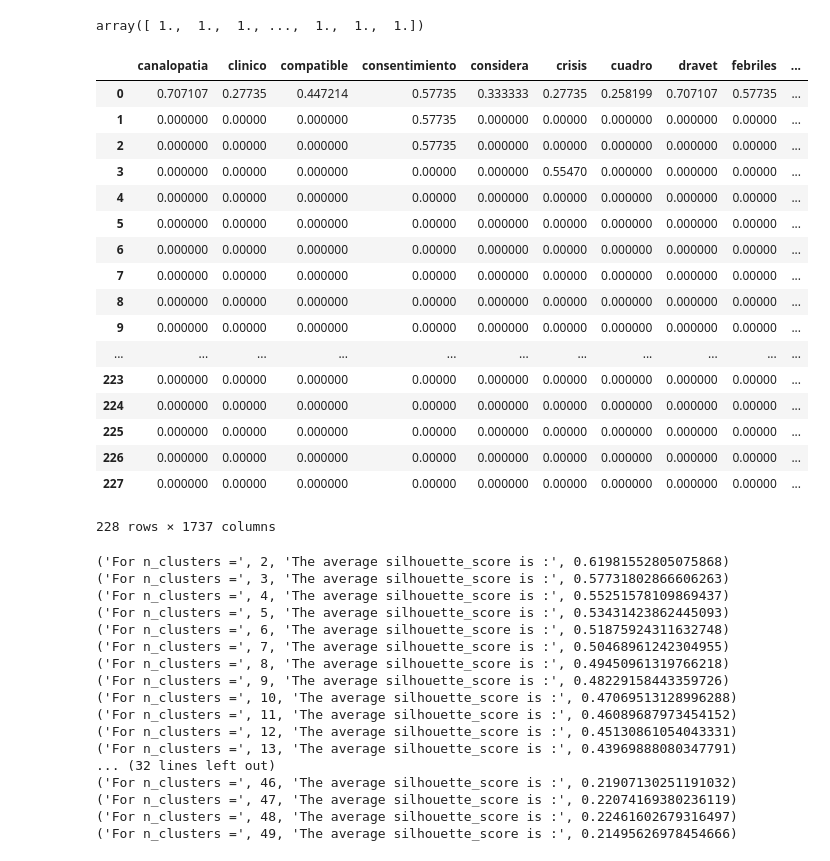
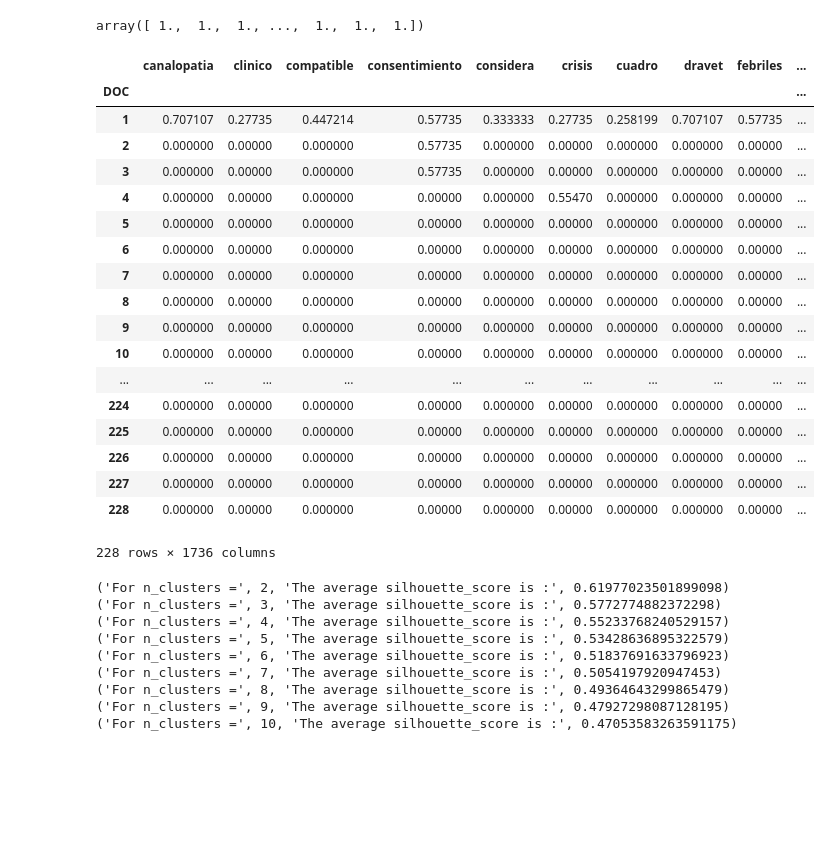
Before and after one commit to jevelezse/mineria_tesis, a Jupyter notebook: mineria_de texto.ipynb, the cells around one changed output. Saved outputs shown, nothing was run; the diff lists cells and outputs as text; code cells hidden in the pictures; blank space fills up the shorter version.

```diff
--- a/mineria_de texto.ipynb
+++ b/mineria_de texto.ipynb
@@ -223,52 +227,45 @@ labels = list(range(1, 229))
 # %%
 normalizado['DOC'] = labels
 # %%
-normalizado
+normalizado.set_index('DOC')
 # %% [output]
 |  | canalopatia | clinico | compatible | consentimiento | considera | crisis | cuadro | dravet | febriles | ... |
-| 0 | 0.707107 | 0.27735 | 0.447214 | 0.57735 | 0.333333 | 0.27735 | 0.258199 | 0.707107 | 0.57735 | ... |
-| 1 | 0.000000 | 0.00000 | 0.000000 | 0.57735 | 0.000000 | 0.00000 | 0.000000 | 0.000000 | 0.00000 | ... |
+| DOC |  |  |  |  |  |  |  |  |  | ... |
+| 1 | 0.707107 | 0.27735 | 0.447214 | 0.57735 | 0.333333 | 0.27735 | 0.258199 | 0.707107 | 0.57735 | ... |
 | 2 | 0.000000 | 0.00000 | 0.000000 | 0.57735 | 0.000000 | 0.00000 | 0.000000 | 0.000000 | 0.00000 | ... |
-| 3 | 0.000000 | 0.00000 | 0.000000 | 0.00000 | 0.000000 | 0.55470 | 0.000000 | 0.000000 | 0.00000 | ... |
-| 4 | 0.000000 | 0.00000 | 0.000000 | 0.00000 | 0.000000 | 0.00000 | 0.000000 | 0.000000 | 0.00000 | ... |
+| 3 | 0.000000 | 0.00000 | 0.000000 | 0.57735 | 0.000000 | 0.00000 | 0.000000 | 0.000000 | 0.00000 | ... |
+| 4 | 0.000000 | 0.00000 | 0.000000 | 0.00000 | 0.000000 | 0.55470 | 0.000000 | 0.000000 | 0.00000 | ... |
 | 5 | 0.000000 | 0.00000 | 0.000000 | 0.00000 | 0.000000 | 0.00000 | 0.000000 | 0.000000 | 0.00000 | ... |
 | 6 | 0.000000 | 0.00000 | 0.000000 | 0.00000 | 0.000000 | 0.00000 | 0.000000 | 0.000000 | 0.00000 | ... |
 | 7 | 0.000000 | 0.00000 | 0.000000 | 0.00000 | 0.000000 | 0.00000 | 0.000000 | 0.000000 | 0.00000 | ... |
 | 8 | 0.000000 | 0.00000 | 0.000000 | 0.00000 | 0.000000 | 0.00000 | 0.000000 | 0.000000 | 0.00000 | ... |
 | 9 | 0.000000 | 0.00000 | 0.000000 | 0.00000 | 0.000000 | 0.00000 | 0.000000 | 0.000000 | 0.00000 | ... |
+| 10 | 0.000000 | 0.00000 | 0.000000 | 0.00000 | 0.000000 | 0.00000 | 0.000000 | 0.000000 | 0.00000 | ... |
 | ... | ... | ... | ... | ... | ... | ... | ... | ... | ... | ... |
-| 223 | 0.000000 | 0.00000 | 0.000000 | 0.00000 | 0.000000 | 0.00000 | 0.000000 | 0.000000 | 0.00000 | ... |
 | 224 | 0.000000 | 0.00000 | 0.000000 | 0.00000 | 0.000000 | 0.00000 | 0.000000 | 0.000000 | 0.00000 | ... |
 | 225 | 0.000000 | 0.00000 | 0.000000 | 0.00000 | 0.000000 | 0.00000 | 0.000000 | 0.000000 | 0.00000 | ... |
 | 226 | 0.000000 | 0.00000 | 0.000000 | 0.00000 | 0.000000 | 0.00000 | 0.000000 | 0.000000 | 0.00000 | ... |
 | 227 | 0.000000 | 0.00000 | 0.000000 | 0.00000 | 0.000000 | 0.00000 | 0.000000 | 0.000000 | 0.00000 | ... |
+| 228 | 0.000000 | 0.00000 | 0.000000 | 0.00000 | 0.000000 | 0.00000 | 0.000000 | 0.000000 | 0.00000 | ... |
-228 rows × 1737 columns
+228 rows × 1736 columns
 # %%
 #matrix = normalizado.as_matrix()
-for n_clusters in range(2,50):
+for n_clusters in range(2,11):
     kmeans = KMeans(init='k-means++', n_clusters = n_clusters,n_init=10)
     kmeans.fit(normalizado)
     clusters = kmeans.predict(normalizado)
     silhouette_avg = silhouette_score(normalizado, clusters)
     print("For n_clusters =", n_clusters, "The average silhouette_score is :", silhouette_avg)
 # %% [output]
-('For n_clusters =', 2, 'The average silhouette_score is :', 0.61981552805075868)
-('For n_clusters =', 3, 'The average silhouette_score is :', 0.57731802866606263)
-('For n_clusters =', 4, 'The average silhouette_score is :', 0.55251578109869437)
-('For n_clusters =', 5, 'The average silhouette_score is :', 0.53431423862445093)
-('For n_clusters =', 6, 'The average silhouette_score is :', 0.51875924311632748)
-('For n_clusters =', 7, 'The average silhouette_score is :', 0.50468961242304955)
-('For n_clusters =', 8, 'The average silhouette_score is :', 0.49450961319766218)
-('For n_clusters =', 9, 'The average silhouette_score is :', 0.48229158443359726)
-('For n_clusters =', 10, 'The average silhouette_score is :', 0.47069513128996288)
-('For n_clusters =', 11, 'The average silhouette_score is :', 0.46089687973454152)
-('For n_clusters =', 12, 'The average silhouette_score is :', 0.45130861054043331)
-('For n_clusters =', 13, 'The average silhouette_score is :', 0.43969888080347791)
-... (32 lines left out)
-('For n_clusters =', 46, 'The average silhouette_score is :', 0.21907130251191032)
-('For n_clusters =', 47, 'The average silhouette_score is :', 0.22074169380236119)
-('For n_clusters =', 48, 'The average silhouette_score is :', 0.22461602679316497)
-('For n_clusters =', 49, 'The average silhouette_score is :', 0.21495626978454666)
+('For n_clusters =', 2, 'The average silhouette_score is :', 0.61977023501899098)
+('For n_clusters =', 3, 'The average silhouette_score is :', 0.5772774882372298)
+('For n_clusters =', 4, 'The average silhouette_score is :', 0.55233768240529157)
+('For n_clusters =', 5, 'The average silhouette_score is :', 0.53428636895322579)
+('For n_clusters =', 6, 'The average silhouette_score is :', 0.51837691633796923)
+('For n_clusters =', 7, 'The average silhouette_score is :', 0.5054197920947453)
+('For n_clusters =', 8, 'The average silhouette_score is :', 0.49364643299865479)
+('For n_clusters =', 9, 'The average silhouette_score is :', 0.47927298087128195)
+('For n_clusters =', 10, 'The average silhouette_score is :', 0.47053583263591175)
 # %%
 clusters
 # %% [output]
```
Also changed, not shown: parts of 30 cells of this notebook.
